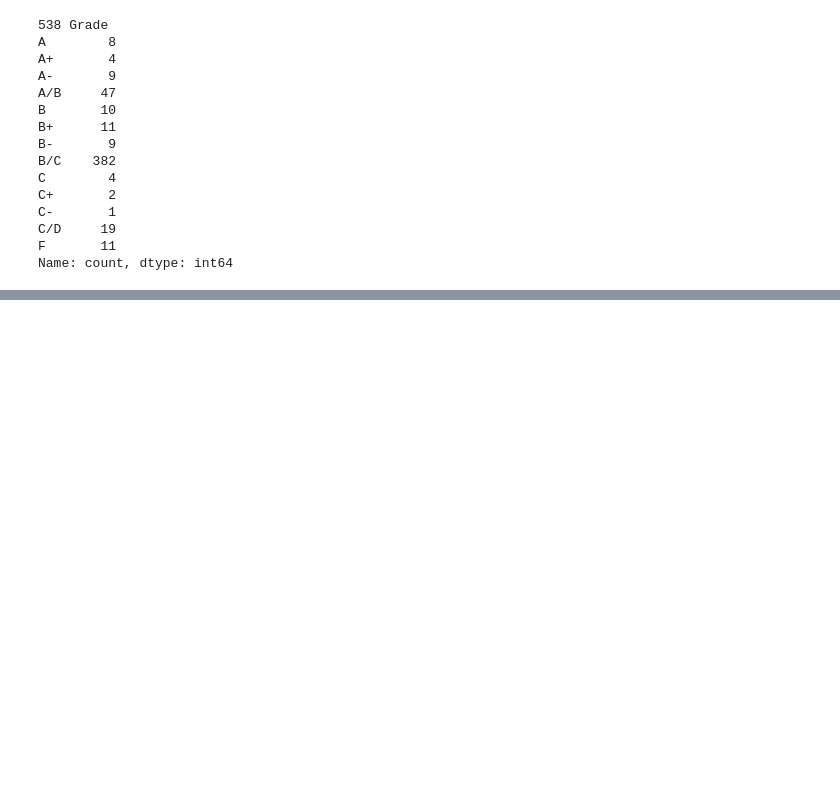
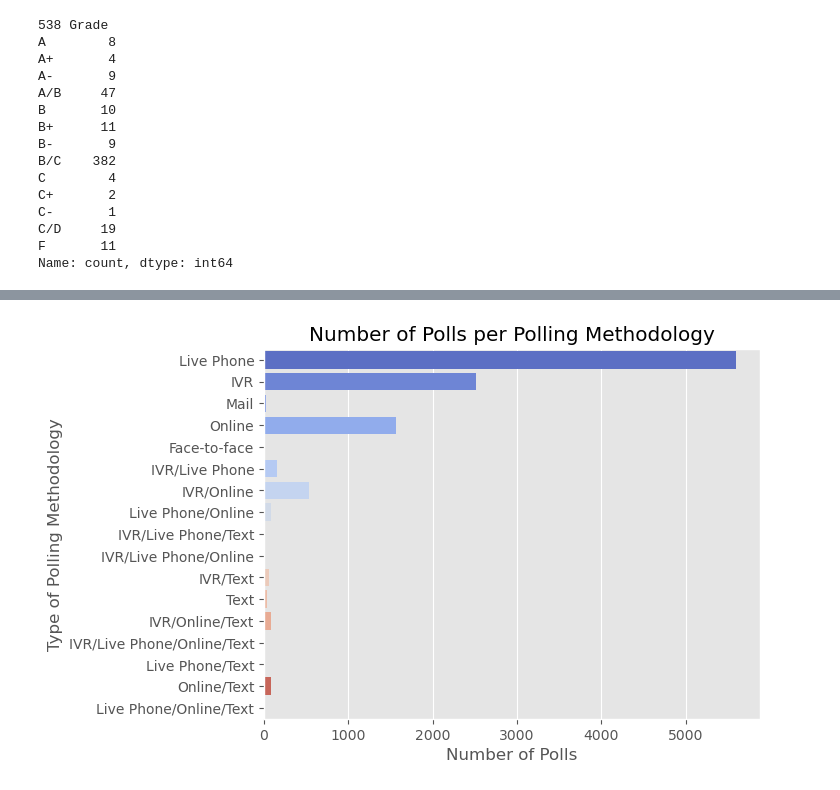
Before and after one commit to vijay-ravuri/poll-accuracy-modeling, a Jupyter notebook: code/NikkiNotebook2.ipynb, the cells around one changed output, grey strips where cells are left out. Cells and saved outputs as stored; diff of their text form; code cells hidden in the pictures; blank space fills up the shorter version.

```diff
--- a/code/NikkiNotebook2.ipynb
+++ b/code/NikkiNotebook2.ipynb
@@ -286,0 +287,14 @@ plt.show();
+# %%
+#creating this as a sorting function for chart on grouping methodologies
+valuecountsbymethod = merged_df_cleaned['methodology'].value_counts()
+# %%
+#making a bar chart that represents the most used methodologies of polling
+sns.barplot(x=merged_df_cleaned['methodology'].map(valuecountsbymethod), y=merged_df_cleaned['methodology'], palette='coolwarm')
+
+# Display the plot on Number of Polls per Polling Methodology
+plt.title('Number of Polls per Polling Methodology')
+plt.xlabel('Number of Polls')
+plt.ylabel('Type of Polling Methodology')
+plt.show();
+# %% [output]
+[figure, added]
```
Also changed, not shown: parts of 35 cells of this notebook.
